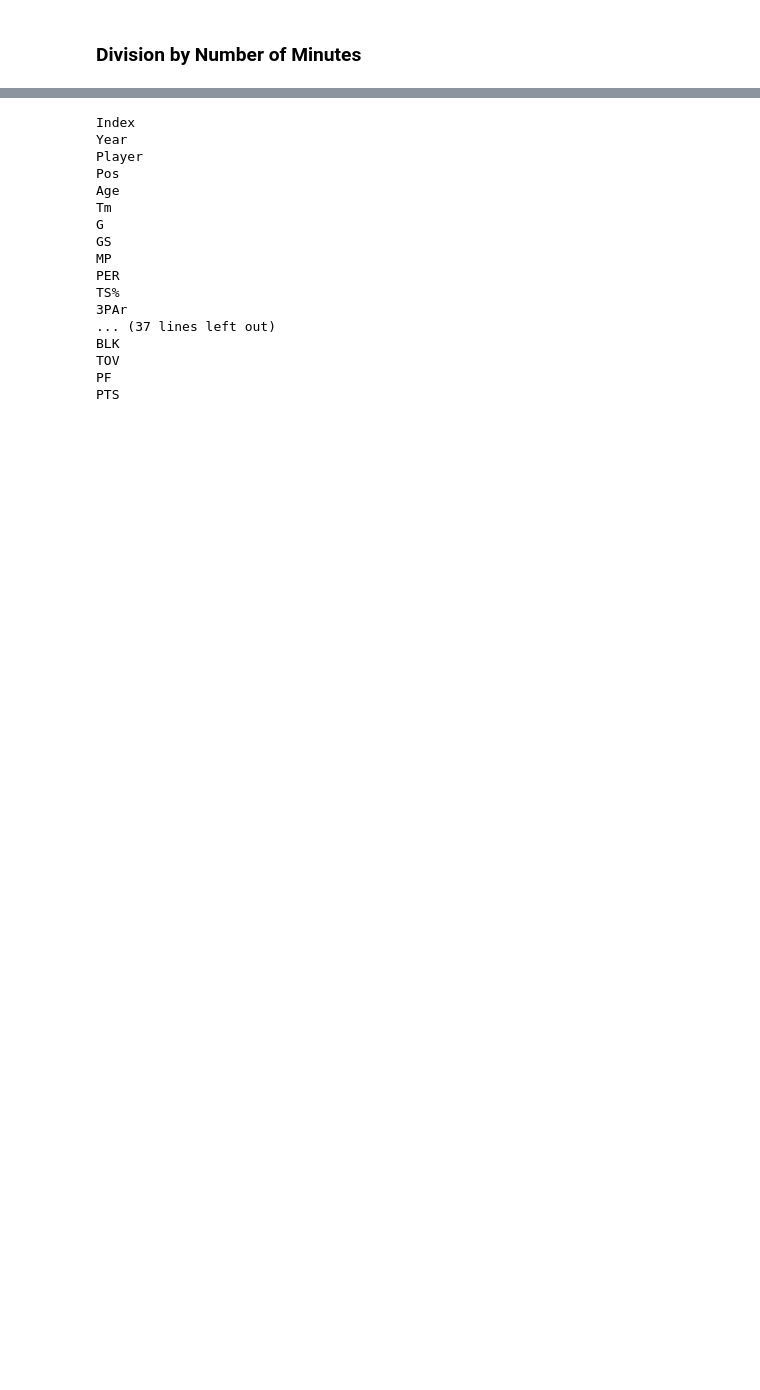
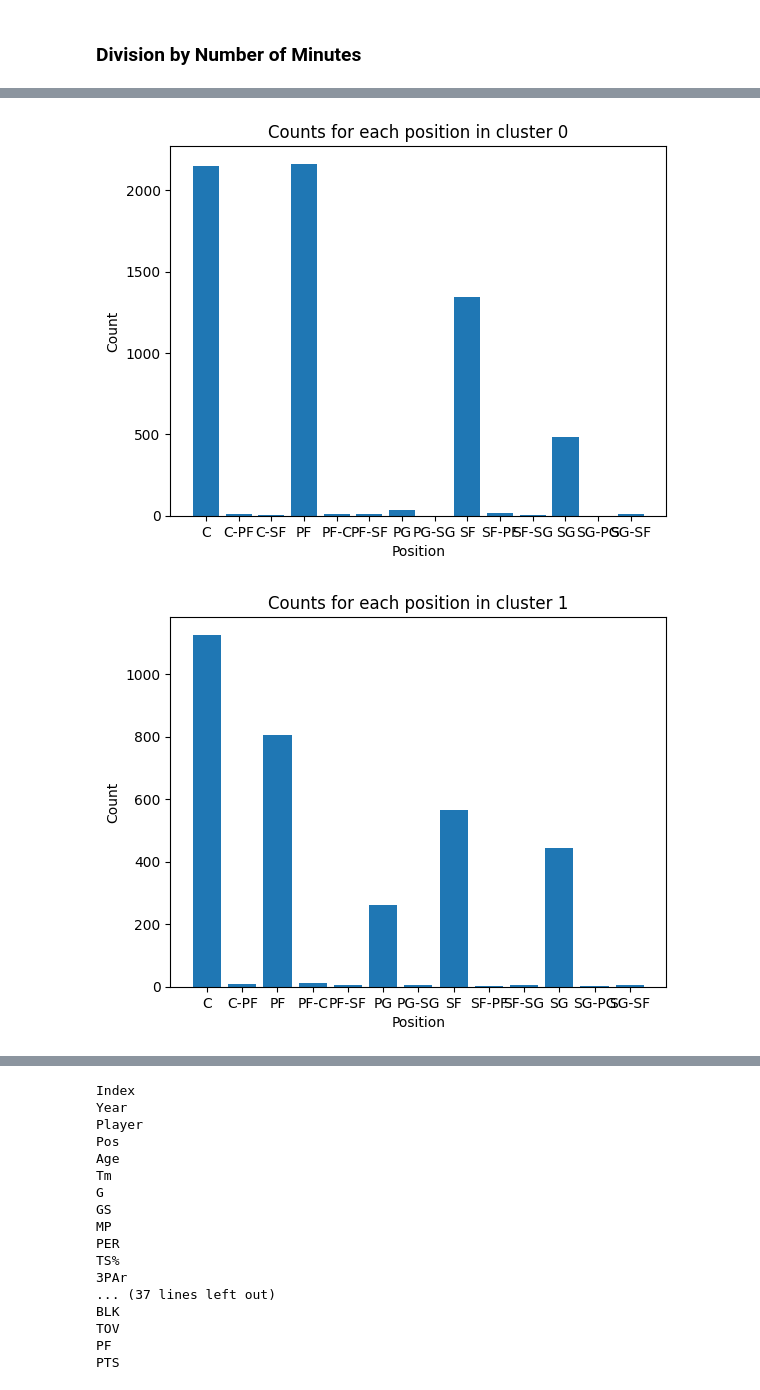
Before and after one commit to shinwookim/NBAPositionify, a Jupyter notebook: main.ipynb, the cells around one changed output, grey strips where cells are left out. Saved outputs shown, nothing was run; the diff lists cells and outputs as text; code cells hidden in the pictures; blank space fills up the shorter version.

```diff
--- a/main.ipynb
+++ b/main.ipynb
@@ -146,3 +146,16 @@ for cluster in range(5):
 ### Division by Number of Minutes
 # %%
 # TODO: Division by number of minutes
+unsupervised_kmeans_stats_3 = unsupervised_kmeans_stats.copy()
+unsupervised_kmeans_stats_3.insert(0, "MIN", stats["MP"])
+unsupervised_kmeans_stats_3[["PTS", "ORB", "DRB", "AST", "STL", "BLK"]] = (
+    unsupervised_kmeans_stats_3[["PTS", "ORB", "DRB", "AST", "STL", "BLK"]].div(unsupervised_kmeans_stats_3["MIN"], axis=0)
+)
+unsupervised_kmeans_stats_3 = unsupervised_kmeans_stats_3.drop("MIN", axis=1).dropna()
+
+kmeans = KMeans(n_clusters=5)
+kmeans.fit(unsupervised_kmeans_stats_3)
+
+unsupervised_kmeans_stats_3["cluster"] = kmeans.labels_
+unsupervised_kmeans_stats_3.insert(0, "Pos", stats["Pos"])
+unsupervised_kmeans_stats_3.head()
@@ -148,0 +169,11 @@ for cluster in range(5):
+# %%
+for cluster in range(5):
+    cur_df = unsupervised_kmeans_stats_3.loc[unsupervised_kmeans_stats_3["cluster"] == cluster]
+    plt.bar(cur_df.groupby('Pos').size().index, cur_df.groupby('Pos').size().values)
+    plt.xlabel('Position')
+    plt.ylabel('Count')
+    plt.title(f'Counts for each position in cluster {cluster}')
+    plt.show()
+# %% [output]
+[figure, added]
+[figure, added]
```
Also changed, not shown: parts of 6 cells of this notebook.
